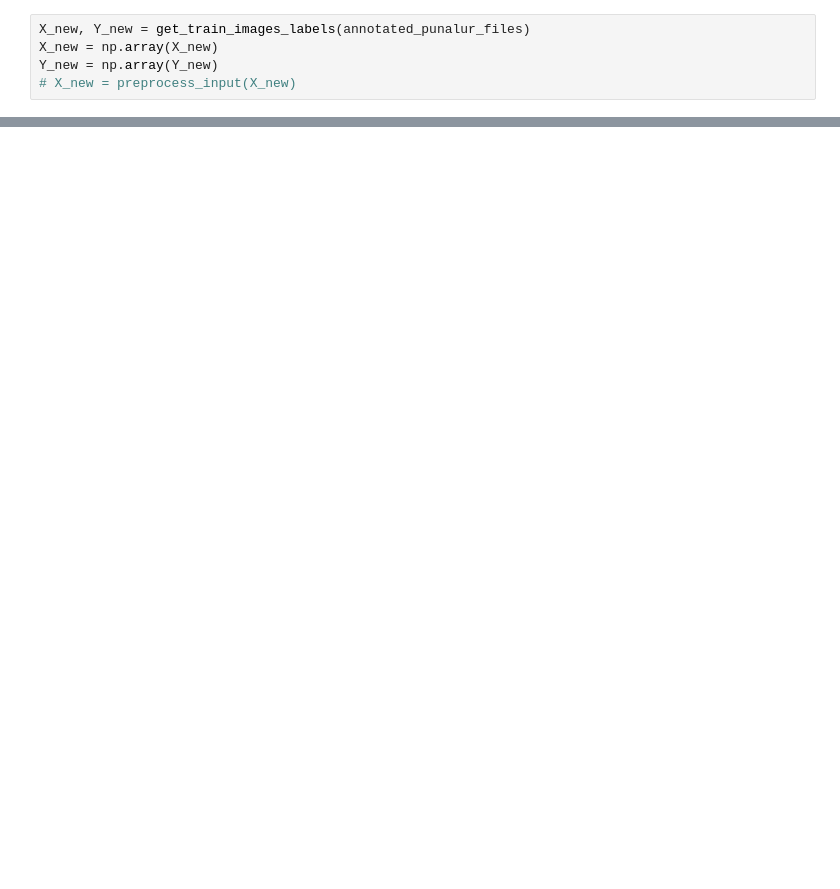
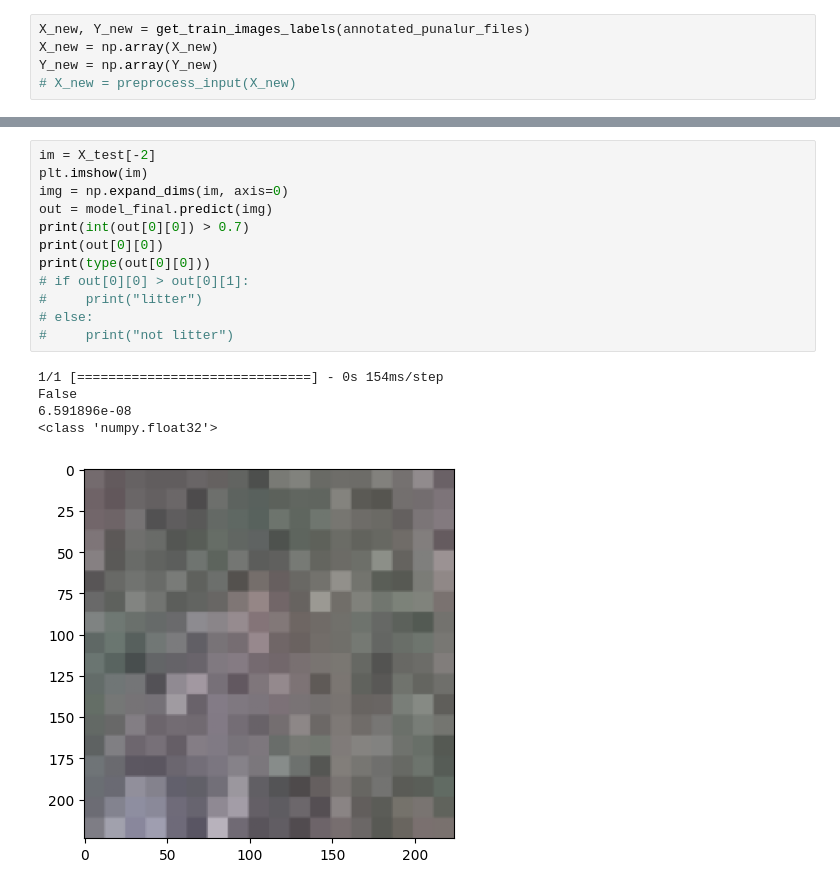
Before and after one commit to bipinthecoder/Street-Litter-Detection, a Jupyter notebook: vgg16_litter_detection.ipynb, the cells around one changed output, grey strips where cells are left out. Saved outputs shown, nothing was run; the diff lists cells and outputs as text; blank space fills up the shorter version.

```diff
--- a/vgg16_litter_detection.ipynb
+++ b/vgg16_litter_detection.ipynb
@@ -284,0 +378,18 @@ Test loss: 0.0012569684768095613, Test accuracy: 1.0
+# %%
+im = X_test[-2]
+plt.imshow(im)
+img = np.expand_dims(im, axis=0)
+out = model_final.predict(img)
+print(int(out[0][0]) > 0.7)
+print(out[0][0])
+print(type(out[0][0]))
+# if out[0][0] > out[0][1]:
+#     print("litter")
+# else:
+#     print("not litter")
+# %% [output]
+1/1 [==============================] - 0s 154ms/step
+False
+6.591896e-08
+<class 'numpy.float32'>
+[figure, added]
```
Also changed, not shown: parts of 25 cells of this notebook.
